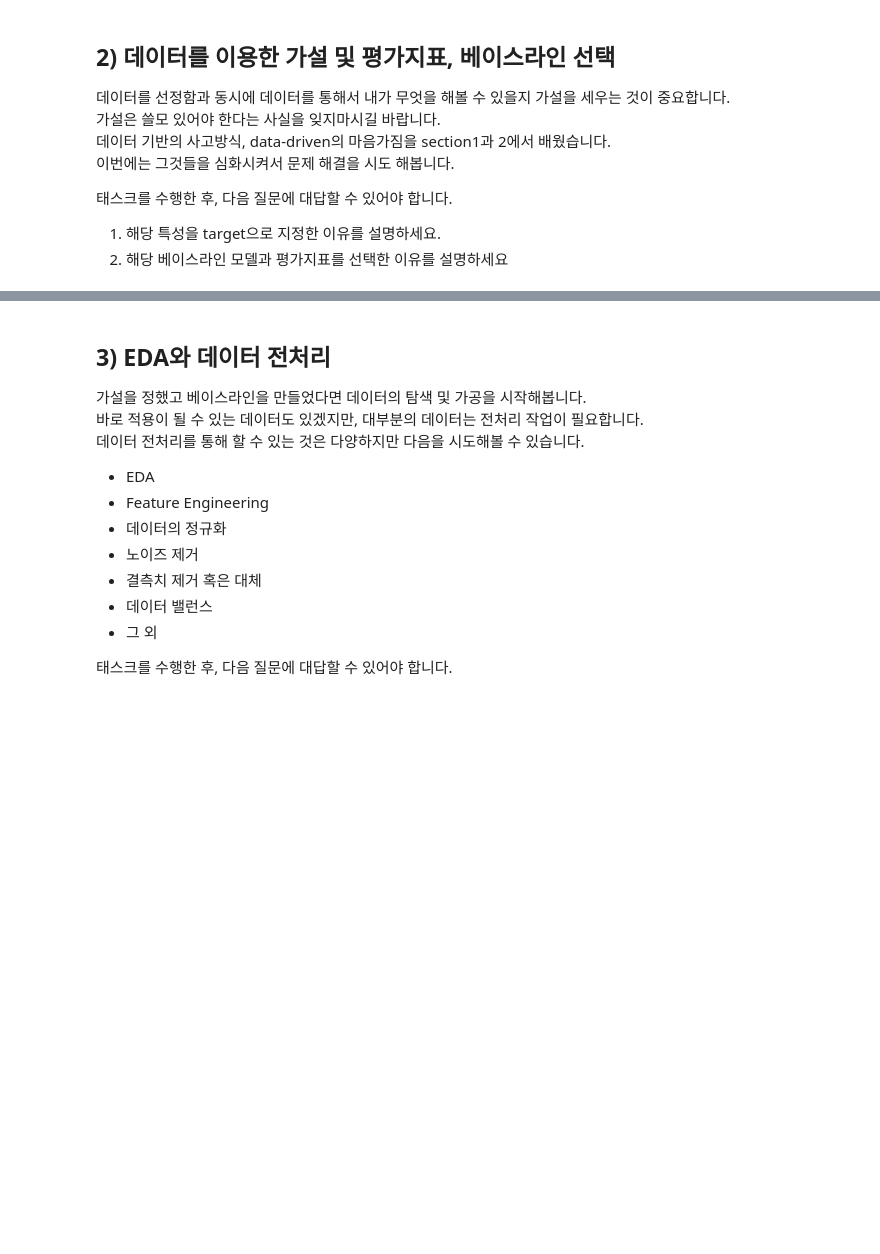
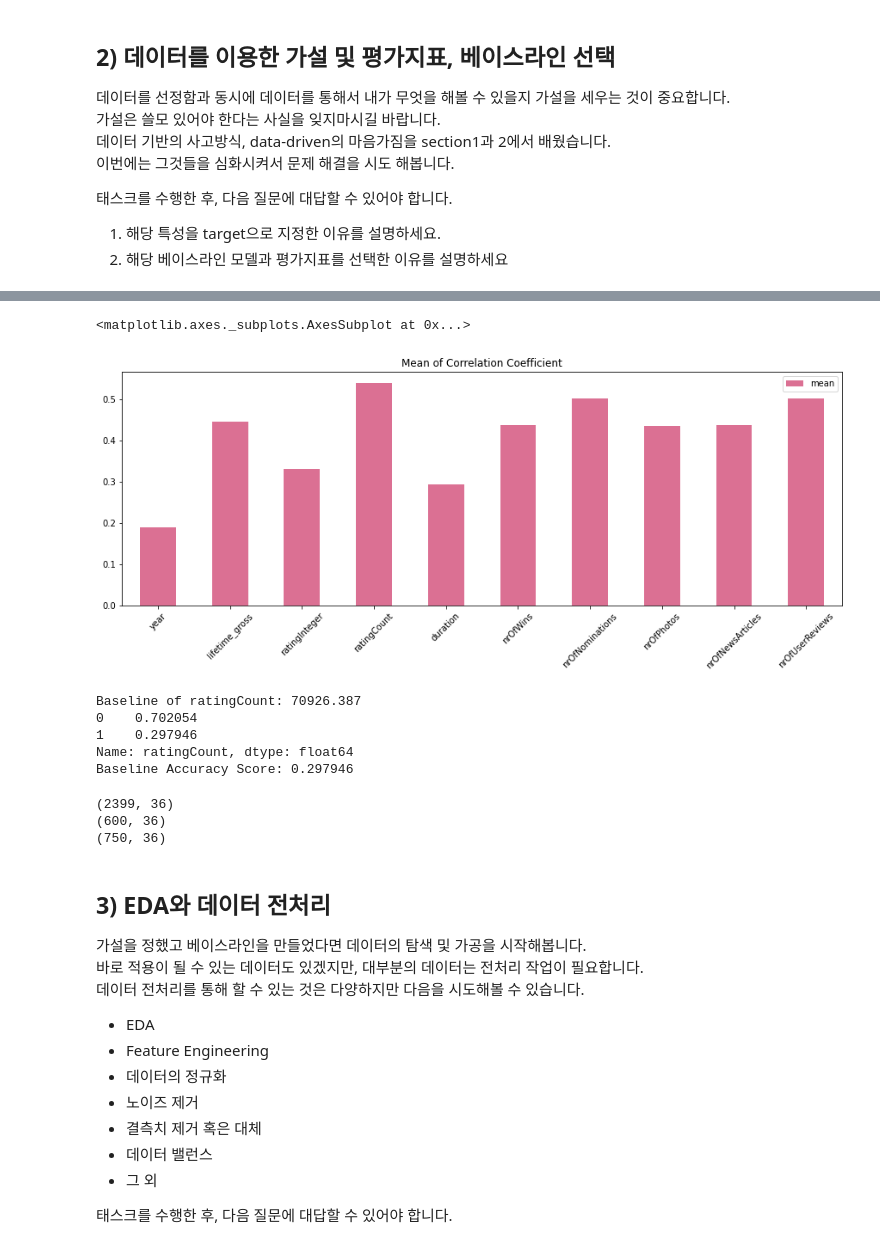
Before and after one commit to Shena2/project, a Jupyter notebook: section2/Section2_project_final.ipynb, the cells around one changed output, grey strips where cells are left out. Drawn from its saved outputs; the diff is of its cells as text; code cells hidden in the pictures; blank space fills up the shorter version.

```diff
--- a/section2/Section2_project_final.ipynb
+++ b/section2/Section2_project_final.ipynb
@@ -92,9 +73,3 @@ Baseline of ratingInteger: 6.631
-# %%
-# recommend 생성
-def reco(x) :
-    if x > 6 :
-        return 1
-    else :
-        return 0
-
-df['recommend'] = df['ratingInteger'].apply(lambda x : reco(x))
+# %%
+df1 = df.iloc[:,1:11]
+df1.head()
@@ -100,0 +83,11 @@ df['recommend'] = df['ratingInteger'].apply(lambda x : reco(x))
+# %%
+# 상관계수 분석 (피어슨)
+corr = df1.corr(method='pearson')
+corr1 = corr.describe()
+corr2 = corr1.iloc[[1]].T
+corr2.plot.bar(rot=45, figsize=(15,5),
+               color='palevioletred',
+               title='Mean of Correlation Coefficient')
+# %% [output]
+<matplotlib.axes._subplots.AxesSubplot at 0x...>
+[figure, added]
@@ -101,3 +101,53 @@ df['recommend'] = df['ratingInteger'].apply(lambda x : reco(x))
+# %%
+import numpy as np
+from sklearn.metrics import mean_absolute_error, r2_score
+
+# Baseline
+baseline = df['ratingCount'].mean() #ratingCount 평균을 기준으로 설정
+print('Baseline of ratingCount:', round(baseline,3))
+
+# 기준모델 생성
+# 평균 이상이면 추천, 아니면 비추천
+def func(x) :
+    if x > 70926 :
+        return 1
+    else :
+        return 0
+
+baseline1 = pd.DataFrame(df['ratingCount'].apply(lambda x : func(x)))
+
+# 기준모델 확인
+print(pd.Series(baseline1['ratingCount']).value_counts(normalize=True))
+
+# 기준모델 정확도 확인
+print('Baseline Accuracy Score: 0.297946')
+# %% [output]
+Baseline of ratingCount: 70926.387
+0    0.702054
+1    0.297946
+Name: ratingCount, dtype: float64
+Baseline Accuracy Score: 0.297946
+# %%
+# 훈련/테스트 데이터 나누기
+from sklearn.model_selection import train_test_split
+
+X = df.drop(columns=target)
+y = df[target]
+
+X_train, X_test, y_train, y_test = train_test_split(X, y, test_size=0.2,
+                                                    shuffle=True, random_state=2)
+
+# 훈련/검증 데이터 나누기
+X_train, X_val, y_train, y_val = train_test_split(X_train, y_train, test_size=0.2,
+                                                  shuffle=True, random_state=2)
+
+print(X_train.shape)
+print(X_val.shape)
+print(X_test.shape)
+# %% [output]
+(2399, 36)
+(600, 36)
+(750, 36)
 # %% [markdown]
 ## 3) EDA와 데이터 전처리
 가설을 정했고 베이스라인을 만들었다면 데이터의 탐색 및 가공을 시작해봅니다.
```
Also changed, not shown: parts of 25 cells of this notebook.
